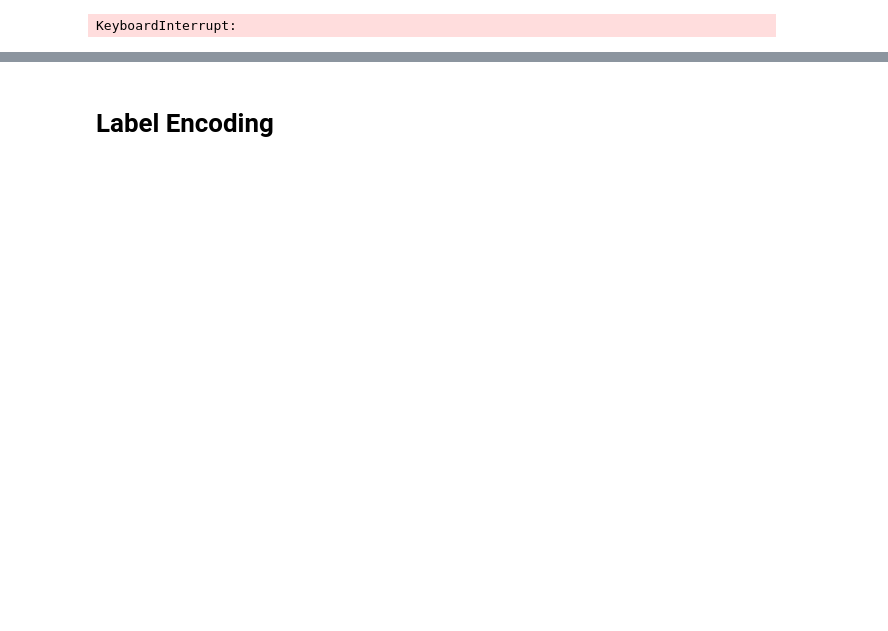
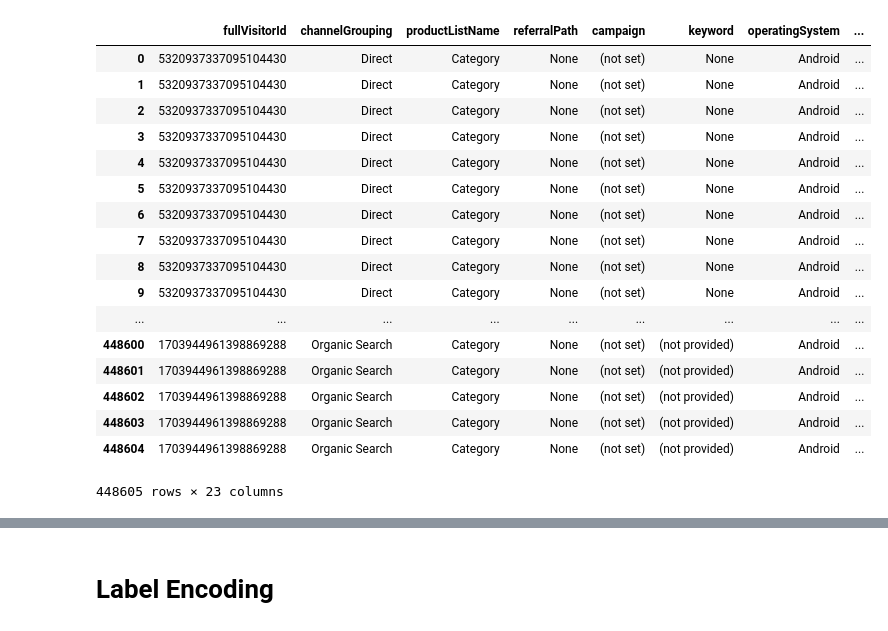
Before and after one commit to xgranda/JSON_BOURNE, a Jupyter notebook: Data_Exploration_month.ipynb, the cells around one changed output, grey strips where cells are left out. Drawn from its saved outputs; the diff is of its cells as text; code cells hidden in the pictures; blank space fills up the shorter version.

```diff
--- a/Data_Exploration_month.ipynb
+++ b/Data_Exploration_month.ipynb
@@ -14,23 +14,56 @@ import matplotlib.pyplot as plt
 # %%
 parameterized_query = """
 SELECT
     fullVisitorId,
-    visitId,
+    channelGrouping,
+    prod.productListName,
+    trafficSource.referralPath,
+    trafficSource.campaign,
+    trafficSource.keyword,
+    device.operatingSystem,
     visitNumber,
+    date,
     prod.productListPosition,
+    hits.eCommerceAction.action_type,
     prod.localProductPrice,
     prod.v2ProductCategory,
-    prod.v2ProductName
+    prod.v2ProductName,
+    prod.productVariant,
+    hits.latencyTracking.pageLoadTime,
+    hits.type,
+    hits.hour,
+    trafficSource.medium,
+    trafficSource.source,
+    device.deviceCategory,
+    device.browser,
+    geoNetwork.country
 FROM `bigquery-public-data.google_analytics_sample.ga_sessions_*`,
     UNNEST(hits) AS hits,
     UNNEST(hits.product) AS prod
 WHERE
     _TABLE_SUFFIX BETWEEN '%s' AND '%s'
 """
 start_date = '20160801'
-end_date = '20170801'
+end_date = '20160804'
 # end_date = '20170801'
 parameterized_query_df = bigquery_client.query((parameterized_query % (start_date, end_date))).to_dataframe()
 parameterized_query_df
 # %% [output]
+|  | fullVisitorId | channelGrouping | productListName | referralPath | campaign | keyword | operatingSystem | ... |
+| 0 | 5320937337095104430 | Direct | Category | None | (not set) | None | Android | ... |
+| 1 | 5320937337095104430 | Direct | Category | None | (not set) | None | Android | ... |
+| 2 | 5320937337095104430 | Direct | Category | None | (not set) | None | Android | ... |
+| 3 | 5320937337095104430 | Direct | Category | None | (not set) | None | Android | ... |
+| 4 | 5320937337095104430 | Direct | Category | None | (not set) | None | Android | ... |
+| 5 | 5320937337095104430 | Direct | Category | None | (not set) | None | Android | ... |
+| 6 | 5320937337095104430 | Direct | Category | None | (not set) | None | Android | ... |
+| 7 | 5320937337095104430 | Direct | Category | None | (not set) | None | Android | ... |
+| 8 | 5320937337095104430 | Direct | Category | None | (not set) | None | Android | ... |
+| 9 | 5320937337095104430 | Direct | Category | None | (not set) | None | Android | ... |
+| ... | ... | ... | ... | ... | ... | ... | ... | ... |
+| 448600 | 1703944961398869288 | Organic Search | Category | None | (not set) | (not provided) | Android | ... |
+| 448601 | 1703944961398869288 | Organic Search | Category | None | (not set) | (not provided) | Android | ... |
+| 448602 | 1703944961398869288 | Organic Search | Category | None | (not set) | (not provided) | Android | ... |
+| 448603 | 1703944961398869288 | Organic Search | Category | None | (not set) | (not provided) | Android | ... |
+| 448604 | 1703944961398869288 | Organic Search | Category | None | (not set) | (not provided) | Android | ... |
-KeyboardInterrupt:
+448605 rows × 23 columns
```
Also changed, not shown: parts of 60 cells of this notebook, 1 other file.
